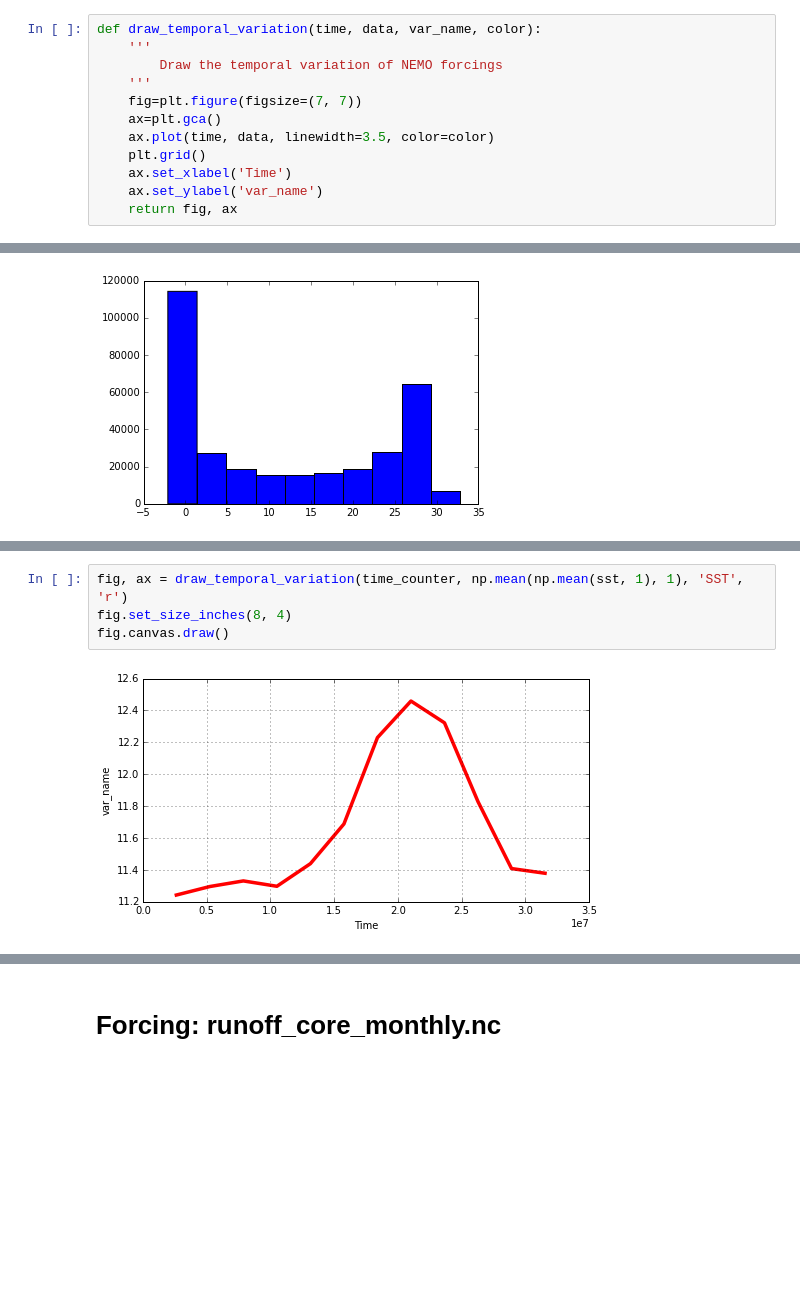
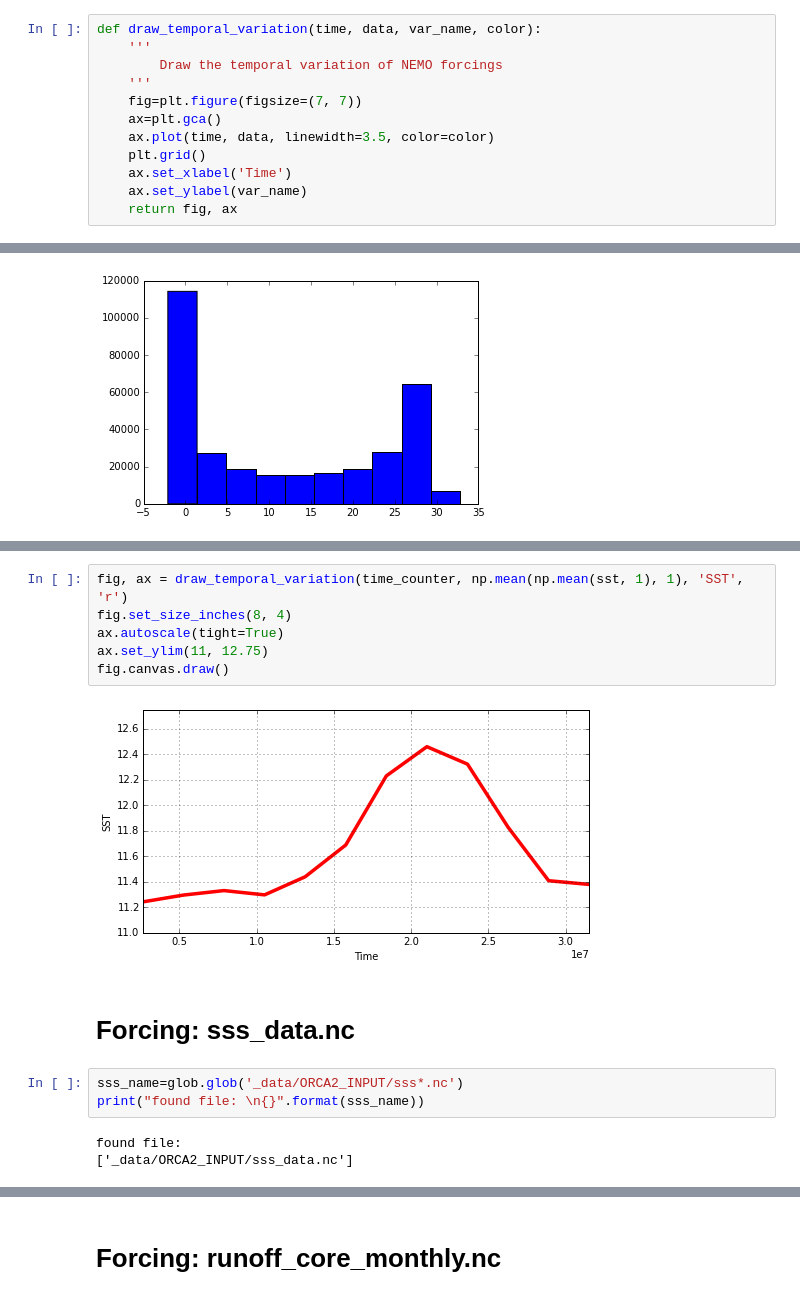
Before and after one commit to UBC-MOAD/ccar-modeling-nemo-tools, a Jupyter notebook: 05_ORCA2_Input.ipynb, the cells around one changed output, grey strips where cells are left out. Saved outputs shown, nothing was run; the diff lists cells and outputs as text; blank space fills up the shorter version.

```diff
--- a/05_ORCA2_Input.ipynb
+++ b/05_ORCA2_Input.ipynb
@@ -103,7 +113,7 @@ def draw_temporal_variation(time, data, var_name, color):
     ax.plot(time, data, linewidth=3.5, color=color)
     plt.grid()
     ax.set_xlabel('Time')
-    ax.set_ylabel('var_name')
+    ax.set_ylabel(var_name)
     return fig, ax
 # %% [markdown]
 # Forcing: coordinates.nc
@@ -191,6 +202,16 @@ fig.canvas.draw()
 # %%
 fig, ax = draw_temporal_variation(time_counter, np.mean(np.mean(sst, 1), 1), 'SST', 'r')
 fig.set_size_inches(8, 4)
+ax.autoscale(tight=True)
+ax.set_ylim(11, 12.75)
 fig.canvas.draw()
 # %% [output]
-[figure, old version]
+[figure, new version]
+# %% [markdown]
+# Forcing: sss_data.nc
+# %%
+sss_name=glob.glob('_data/ORCA2_INPUT/sss*.nc')
+print("found file: \n{}".format(sss_name))
+# %% [output]
+found file:
+['_data/ORCA2_INPUT/sss_data.nc']
```
Also changed, not shown: parts of 12 cells of this notebook.
